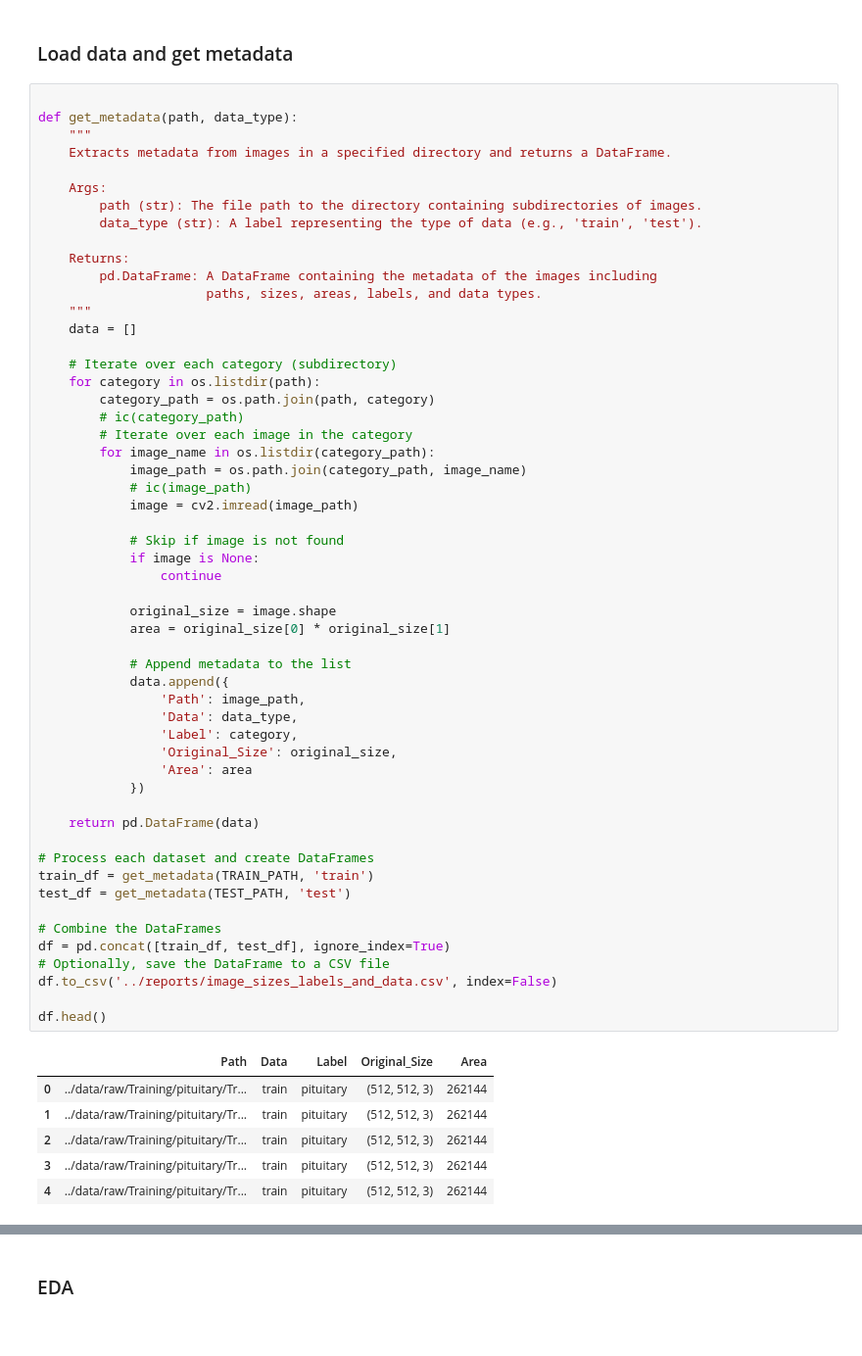
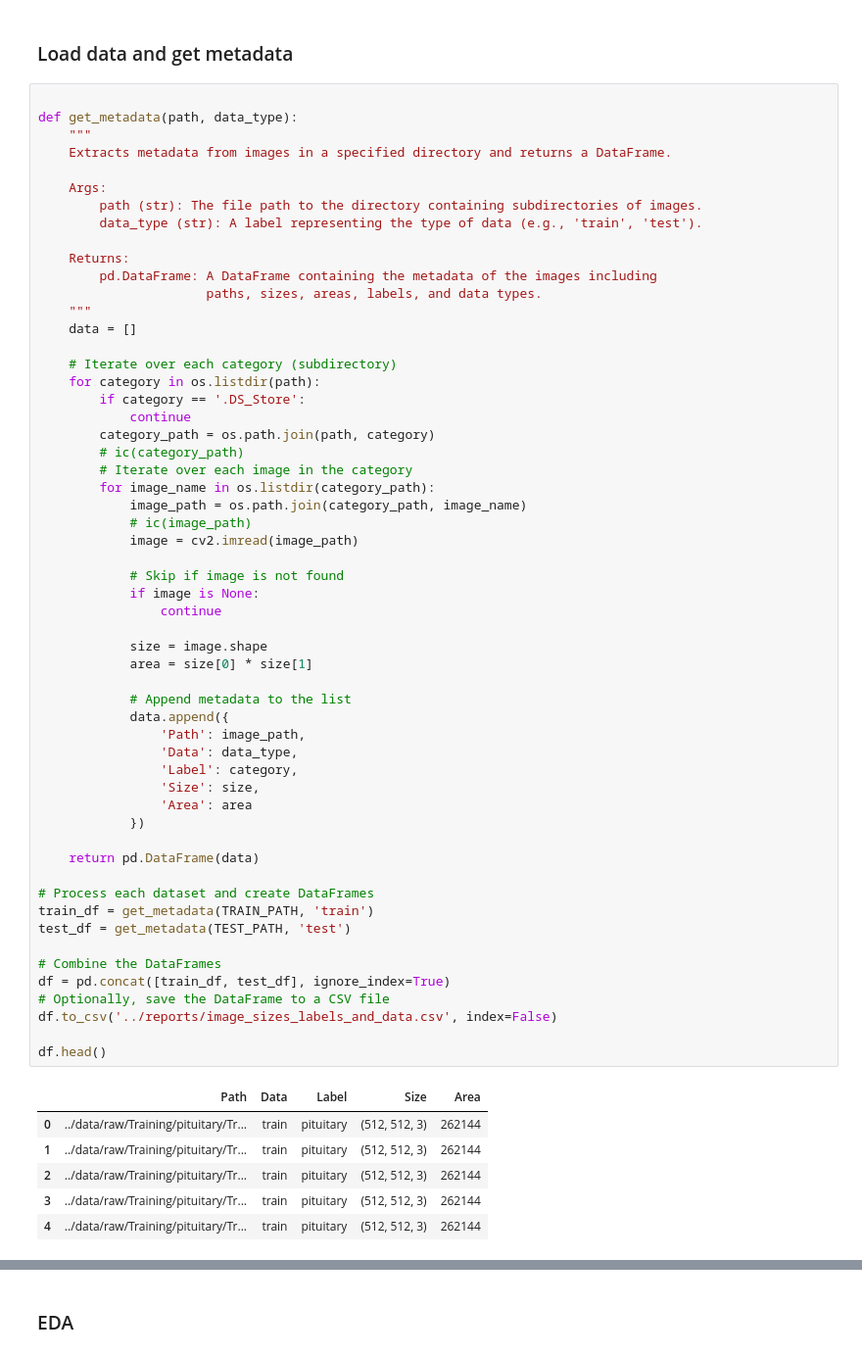
Before and after one commit to gokbuyuk/BrainTumorDetection, a Jupyter notebook: notebooks/eda.ipynb, the cells around one changed output, grey strips where cells are left out. Shown at 98% size. Cells and saved outputs as stored; diff of their text form.

```diff
--- a/notebooks/eda.ipynb
+++ b/notebooks/eda.ipynb
@@ -34,6 +34,8 @@ def get_metadata(path, data_type):
 
     # Iterate over each category (subdirectory)
     for category in os.listdir(path):
+        if category == '.DS_Store':
+            continue
         category_path = os.path.join(path, category)
         # ic(category_path)
         # Iterate over each image in the category
@@ -41,37 +43,37 @@ def get_metadata(path, data_type):
             image_path = os.path.join(category_path, image_name)
             # ic(image_path)
             image = cv2.imread(image_path)
 
             # Skip if image is not found
             if image is None:
                 continue
 
-            original_size = image.shape
-            area = original_size[0] * original_size[1]
+            size = image.shape
+            area = size[0] * size[1]
 
             # Append metadata to the list
             data.append({
                 'Path': image_path,
                 'Data': data_type,
                 'Label': category,
-                'Original_Size': original_size,
+                'Size': size,
                 'Area': area
             })
 
     return pd.DataFrame(data)
 
 # Process each dataset and create DataFrames
 train_df = get_metadata(TRAIN_PATH, 'train')
 test_df = get_metadata(TEST_PATH, 'test')
 
 # Combine the DataFrames
 df = pd.concat([train_df, test_df], ignore_index=True)
 # Optionally, save the DataFrame to a CSV file
 df.to_csv('../reports/image_sizes_labels_and_data.csv', index=False)
 
 df.head()
 # %% [output]
-|  | Path | Data | Label | Original_Size | Area |
+|  | Path | Data | Label | Size | Area |
 | 0 | ../data/raw/Training/pituitary/Tr... | train | pituitary | (512, 512, 3) | 262144 |
 | 1 | ../data/raw/Training/pituitary/Tr... | train | pituitary | (512, 512, 3) | 262144 |
 | 2 | ../data/raw/Training/pituitary/Tr... | train | pituitary | (512, 512, 3) | 262144 |
```
Also changed, not shown: parts of 12 cells of this notebook, 3 other files.
